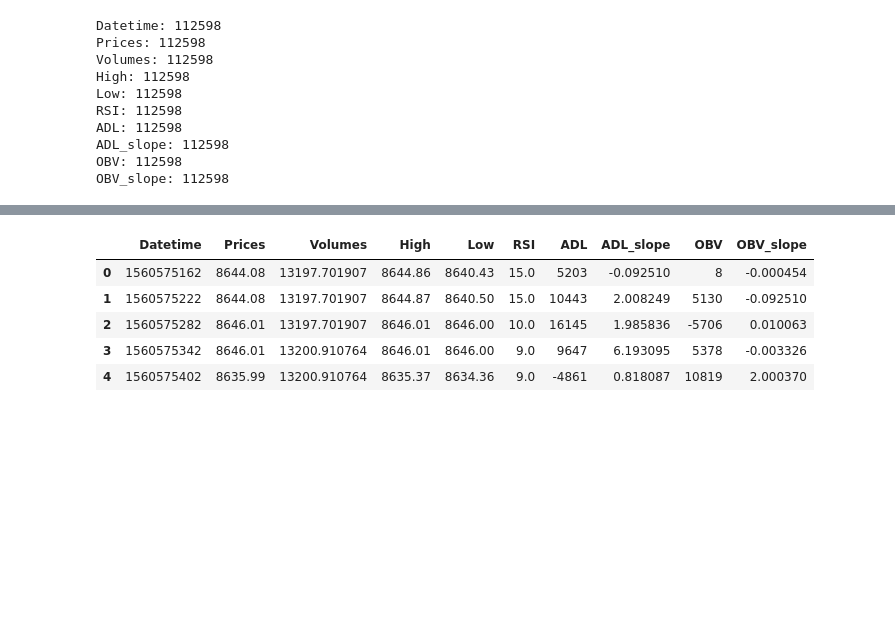
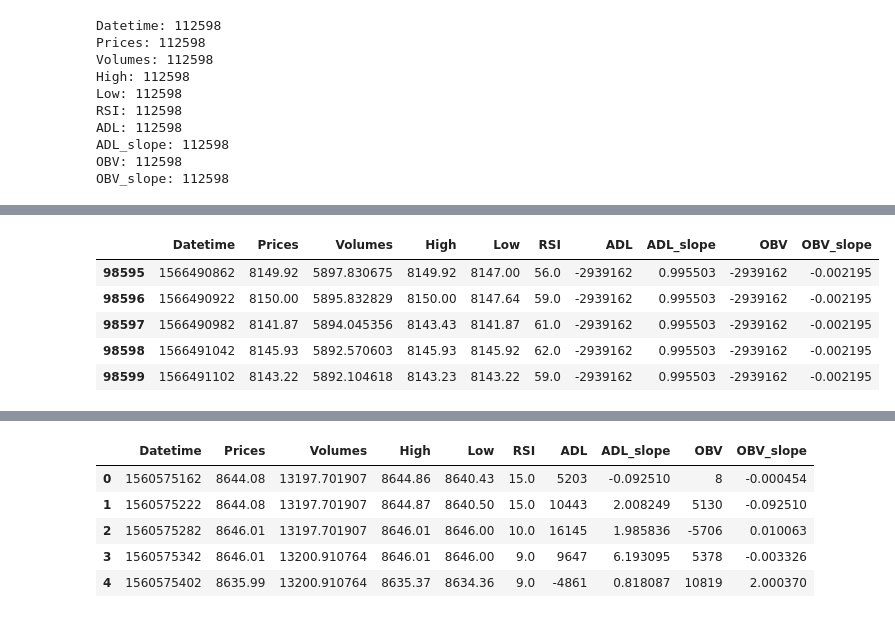
Before and after one commit to bnonni/LSTM, a Jupyter notebook: LSTM_Crypto_Predictor.ipynb, the cells around one changed output, grey strips where cells are left out. Saved outputs shown, nothing was run; the diff lists cells and outputs as text; code cells hidden in the pictures; blank space fills up the shorter version.

```diff
--- a/LSTM_Crypto_Predictor.ipynb
+++ b/LSTM_Crypto_Predictor.ipynb
@@ -235,0 +258,2 @@ BTC_df = pd.read_csv('BTC.csv')
+# %%
+BTC = BTC.drop('Unnamed: 0', axis=1)
@@ -235,0 +269,9 @@ BTC_df = pd.read_csv('BTC.csv')
+# %%
+BTC.tail()
+# %% [output]
+|  | Datetime | Prices | Volumes | High | Low | RSI | ADL | ADL_slope | OBV | OBV_slope |
+| 98595 | 1566490862 | 8149.92 | 5897.830675 | 8149.92 | 8147.00 | 56.0 | -2939162 | 0.995503 | -2939162 | -0.002195 |
+| 98596 | 1566490922 | 8150.00 | 5895.832829 | 8150.00 | 8147.64 | 59.0 | -2939162 | 0.995503 | -2939162 | -0.002195 |
+| 98597 | 1566490982 | 8141.87 | 5894.045356 | 8143.43 | 8141.87 | 61.0 | -2939162 | 0.995503 | -2939162 | -0.002195 |
+| 98598 | 1566491042 | 8145.93 | 5892.570603 | 8145.93 | 8145.92 | 62.0 | -2939162 | 0.995503 | -2939162 | -0.002195 |
+| 98599 | 1566491102 | 8143.22 | 5892.104618 | 8143.23 | 8143.22 | 59.0 | -2939162 | 0.995503 | -2939162 | -0.002195 |
```
Also changed, not shown: parts of 18 cells of this notebook, 5 other files.
